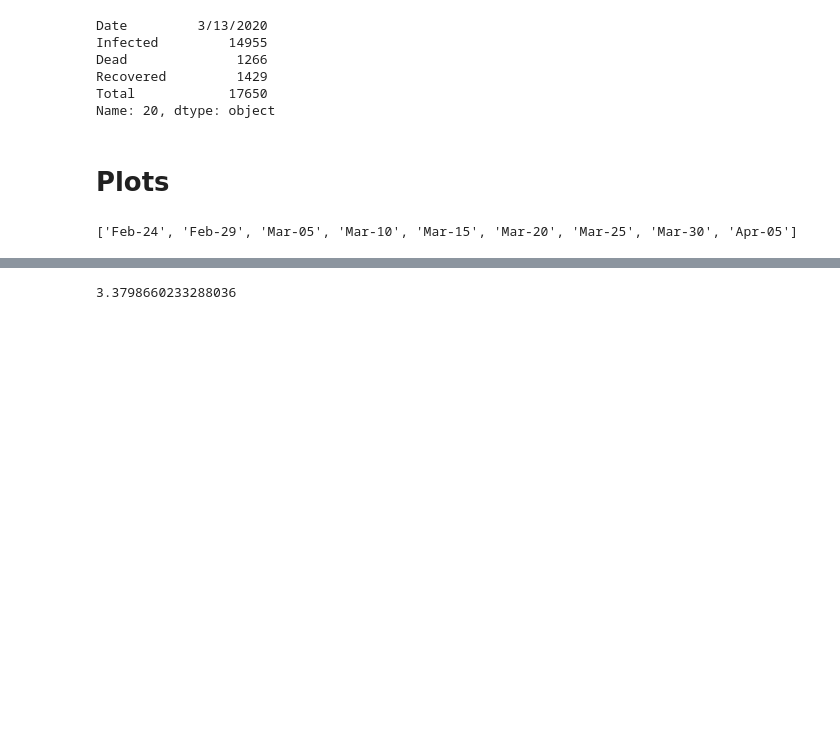
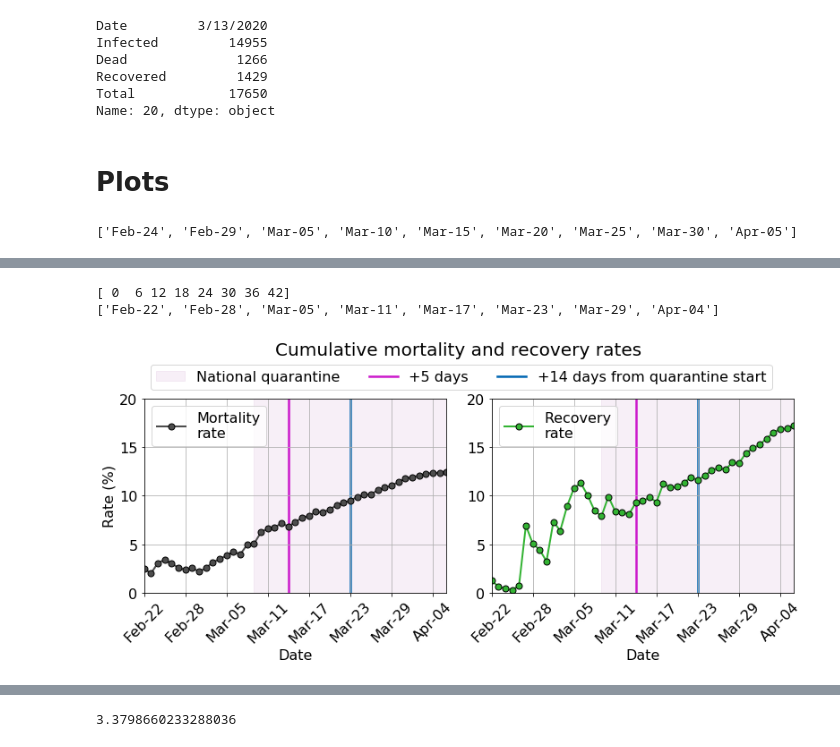
Before and after one commit to cebasfu93/Coronavirus, a Jupyter notebook: SEIR.ipynb, the cells around one changed output, grey strips where cells are left out. Drawn from its saved outputs; the diff is of its cells as text; code cells hidden in the pictures; blank space fills up the shorter version.

Commit message:
Update for Italy until April 6 including mortality

```diff
--- a/SEIR.ipynb
+++ b/SEIR.ipynb
@@ -328,3 +335,43 @@ plt.close()
+# %%
+smooth_times = np.arange(0, len(covid)-1, dh)
+infected = pred_infected(smooth_times, *popt)
+recovered = pred_recovered(smooth_times, *popt)
+xini = '2020-02-22'
+dates = pd.date_range(xini, xfin, freq='6D')
+days = np.arange(0, len(covid), 6)
+print(days)
+dateticks = [t.strftime('%b-%d') for t in dates]
+print(dateticks)
+
+fig, axs = plt.subplots(figsize=(13,4), ncols=2, nrows=1, gridspec_kw={'wspace': 0.15})
+fig.suptitle('Cumulative mortality and recovery rates\n', fontsize=Z+4, y=1.1)
+axs[0].set_ylabel("Rate (%)", fontsize=Z)
+axs[0].errorbar(range(len(covid.index)), covid['Dead_rate'], label="Mortality\nrate", color=colors[1], fmt='o-', markersize=7, linewidth=2, markeredgecolor='k', markeredgewidth=1, zorder=2)
+axs[1].errorbar(range(len(covid.index)), covid['Recovered_rate'], label="Recovery\nrate", color=colors[2], fmt='o-', markersize=7, linewidth=2, markeredgecolor='k', markeredgewidth=1, zorder=2)
+
+for ax in axs.flatten():
+    ax.set_ylim(0,20)
+    ax.set_yticks(np.arange(0,21,5))
+    quarspan = ax.axvspan(xmin=int(np.where(covid.index==xquarini)[0]), xmax=len(covid)-1, color=c_span, alpha=0.1, zorder=0)
+    quar = ax.axvline(int(np.where(covid.index==xplus5)[0]), c=c_5, lw=2.5, zorder=1)
+    quar2 = ax.axvline(int(np.where(covid.index==xplus14)[0]), c=c_14, lw=2.5, zorder=1)
+    ax.set_xticks(days)
+    ax.set_xticklabels(dateticks, rotation=45)
+    ax.get_yaxis().set_major_formatter(mpl.ticker.FuncFormatter(lambda x, p: format(int(x), ',')))
+    ax.set_xlim(0,max(smooth_times))
+    ax.grid()
+    ax.tick_params(labelsize=Z)
+    ax.set_xlabel("Date", fontsize=Z)
+    legend1 = plt.legend([quarspan, quar, quar2], ['National quarantine', '+5 days', '+14 days from quarantine start'], loc='upper center', bbox_to_anchor=(-0.1,1.21), fontsize=Z, ncol=3)
+    ax.legend(fontsize=Z, loc='upper left')
+plt.gca().add_artist(legend1)
+plt.savefig("Mortality.png", dpi=300, format='png', bbox_inches='tight')
+plt.show()
+plt.close()
+# %% [output]
+[ 0  6 12 18 24 30 36 42]
+['Feb-22', 'Feb-28', 'Mar-05', 'Mar-11', 'Mar-17', 'Mar-23', 'Mar-29', 'Apr-04']
+[figure, added]
 # %%
 covid.Infected[-1]- covid.Infected[-2]
 # %% [output]
```
Also changed, not shown: parts of 13 cells of this notebook, 5 other files.
